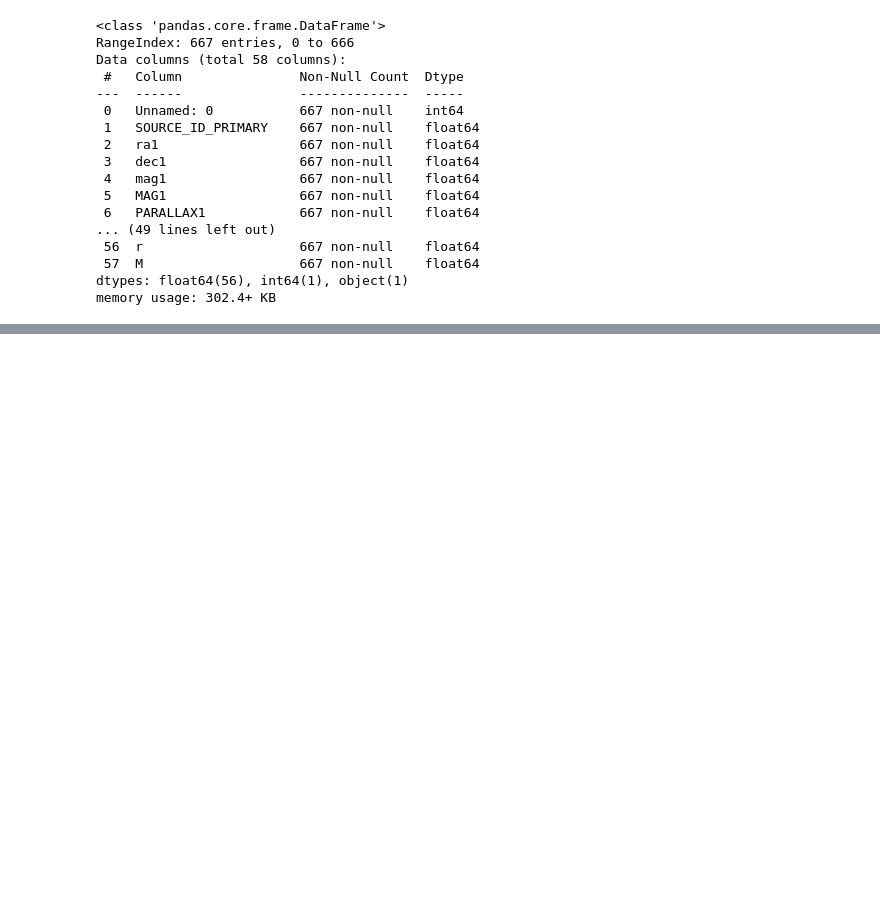
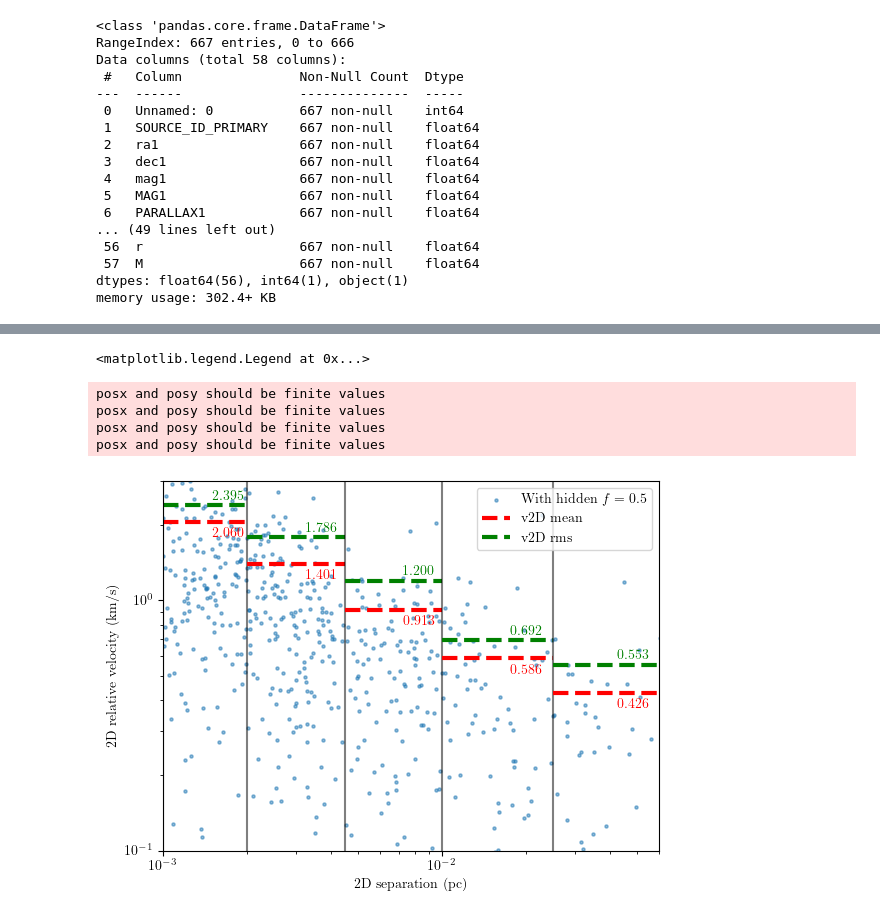
Before and after one commit to aaguayoo/binary-statistics, a Jupyter notebook: python/notebooks/hidden_tertiaries.ipynb, the cells around one changed output, grey strips where cells are left out. Saved outputs shown, nothing was run; the diff lists cells and outputs as text; code cells hidden in the pictures; blank space fills up the shorter version.

```diff
--- a/python/notebooks/hidden_tertiaries.ipynb
+++ b/python/notebooks/hidden_tertiaries.ipynb
@@ -321,0 +323,39 @@ Text(0, 0.5, '2D relative velocity (km/s)')
+# %%
+hist, bins = np.histogram(new_binary_dataframe["r"], bins=[0.0001, 0.001, 0.002, 0.0045, 0.01, 0.025, 0.06])
+
+bines = []
+for index, bin_ in enumerate(bins[1:]):
+    mask = new_binary_dataframe.loc[(new_binary_dataframe['r'] >= bins[index-1]) & (new_binary_dataframe['r'] < bins[index]), 'v2D_tertiaries'].copy()
+    bines.append(mask)
+
+mean = []
+rms = []
+for vel_bins in bines[:]:
+    mean.append(np.nanmean(vel_bins))
+    rms.append(np.sqrt(np.nanmean(vel_bins**2)))
+# %%
+fig, ax = plt.subplots()
+#ax.scatter(new_binary_dataframe["r"],np.sqrt(new_binary_dataframe["vp_x"]**2 + new_binary_dataframe["vp_y"]**2),alpha=0.5, label="Without hidden")
+ax.scatter(new_binary_dataframe["r"],new_binary_dataframe["v2D_tertiaries"], s=5, alpha=0.5, label = f"With hidden $f={f}$")
+plt.xscale("log")
+plt.yscale("log")
+ax.set_xlabel("2D separation (pc)")
+ax.set_ylabel("2D relative velocity (km/s)")
+ax.set_xlim(0.001,6e-2)
+ax.set_ylim(0.1,3)
+ax.hlines(mean[index], bins[0], bins[1], color="red", linestyles="dashed", linewidth=3, label="v2D mean")
+ax.hlines(rms[index], bins[0], bins[1], color="green", linestyles="dashed", linewidth=3, label="v2D rms")
+for index, bin_ in enumerate(bins[1:]):
+    ax.vlines(bins[index], 0.1, 3, color="black", alpha=0.5)
+    ax.hlines(mean[index], bins[index], bins[index+1], color="red", linestyles="dashed", linewidth=3)
+    ax.text((bins[index+1]+bins[index])/2, 0.87*mean[index], f"{mean[index]:.3f}", color="red")
+    ax.hlines(rms[index], bins[index], bins[index+1], color="green", linestyles="dashed", linewidth=3)
+    ax.text((bins[index+1]+bins[index])/2, 1.05*rms[index], f"{rms[index]:.3f}", color="green")
+plt.legend()
+# %% [output]
+<matplotlib.legend.Legend at 0x...>
+posx and posy should be finite values
+posx and posy should be finite values
+posx and posy should be finite values
+posx and posy should be finite values
+[figure, added]
```
Also changed, not shown: parts of 13 cells of this notebook.
